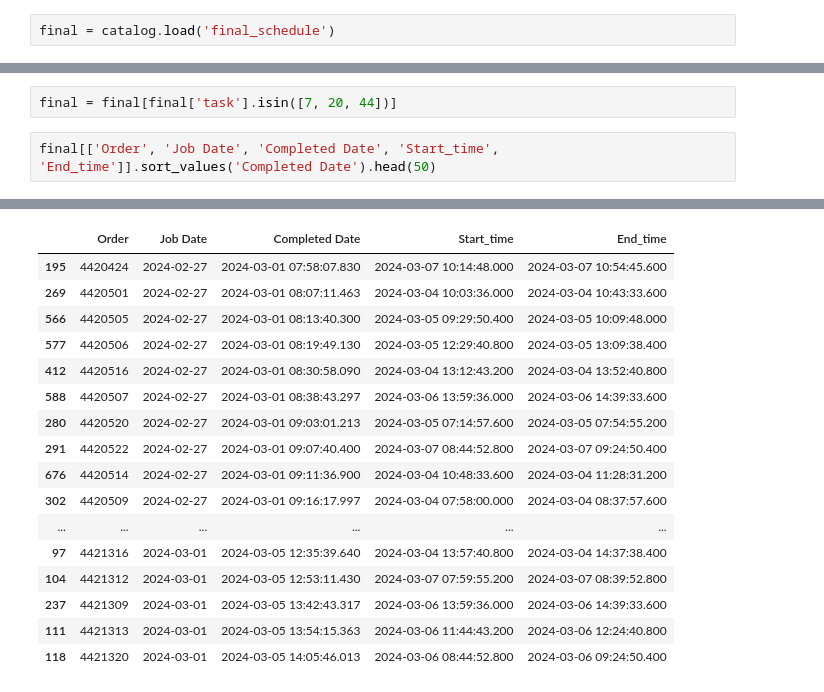
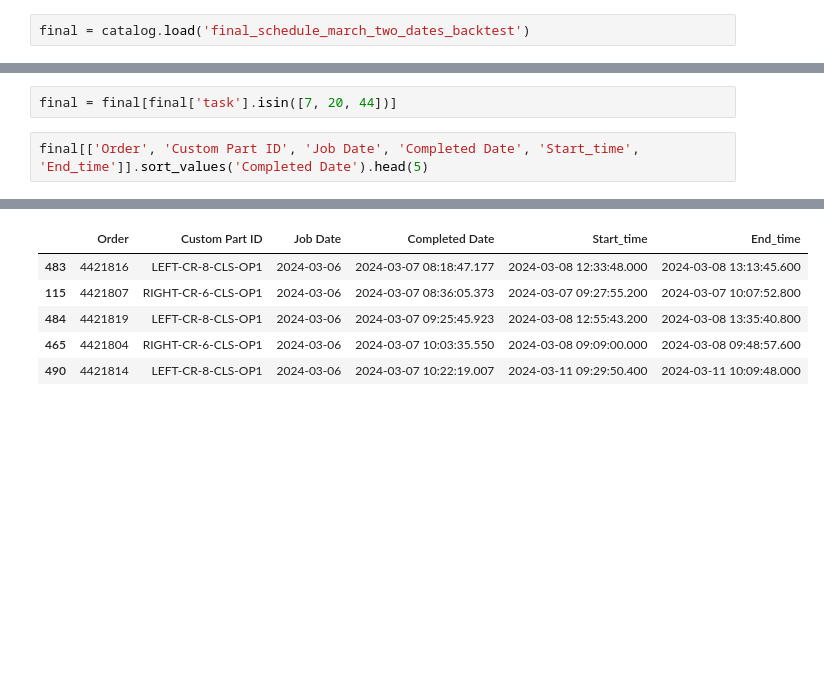
Before and after one commit to sean-comerford/EIT-Epsilon, a Jupyter notebook: notebooks/backtest_post_analysis.ipynb, the cells around one changed output, grey strips where cells are left out. Cells and saved outputs as stored; diff of their text form; blank space fills up the shorter version.

```diff
--- a/notebooks/backtest_post_analysis.ipynb
+++ b/notebooks/backtest_post_analysis.ipynb
@@ -1,5 +1,5 @@
 # %% [markdown]
 ## Backtest post analysis
 # %%
-final = catalog.load('final_schedule')
+final = catalog.load('final_schedule_march_two_dates_backtest')
 # %% [output]
@@ -28,23 +29,12 @@ dtype: object
 # %%
 final = final[final['task'].isin([7, 20, 44])]
 # %%
-final[['Order', 'Job Date', 'Completed Date', 'Start_time', 'End_time']].sort_values('Completed Date').head(50)
+final[['Order', 'Custom Part ID', 'Job Date', 'Completed Date', 'Start_time', 'End_time']].sort_values('Completed Date').head(5)
 # %% [output]
 [interactive output not drawn]
-|  | Order | Job Date | Completed Date | Start_time | End_time |
-| 195 | 4420424 | 2024-02-27 | 2024-03-01 07:58:07.830 | 2024-03-07 10:14:48.000 | 2024-03-07 10:54:45.600 |
-| 269 | 4420501 | 2024-02-27 | 2024-03-01 08:07:11.463 | 2024-03-04 10:03:36.000 | 2024-03-04 10:43:33.600 |
-| 566 | 4420505 | 2024-02-27 | 2024-03-01 08:13:40.300 | 2024-03-05 09:29:50.400 | 2024-03-05 10:09:48.000 |
-| 577 | 4420506 | 2024-02-27 | 2024-03-01 08:19:49.130 | 2024-03-05 12:29:40.800 | 2024-03-05 13:09:38.400 |
-| 412 | 4420516 | 2024-02-27 | 2024-03-01 08:30:58.090 | 2024-03-04 13:12:43.200 | 2024-03-04 13:52:40.800 |
-| 588 | 4420507 | 2024-02-27 | 2024-03-01 08:38:43.297 | 2024-03-06 13:59:36.000 | 2024-03-06 14:39:33.600 |
-| 280 | 4420520 | 2024-02-27 | 2024-03-01 09:03:01.213 | 2024-03-05 07:14:57.600 | 2024-03-05 07:54:55.200 |
-| 291 | 4420522 | 2024-02-27 | 2024-03-01 09:07:40.400 | 2024-03-07 08:44:52.800 | 2024-03-07 09:24:50.400 |
-| 676 | 4420514 | 2024-02-27 | 2024-03-01 09:11:36.900 | 2024-03-04 10:48:33.600 | 2024-03-04 11:28:31.200 |
-| 302 | 4420509 | 2024-02-27 | 2024-03-01 09:16:17.997 | 2024-03-04 07:58:00.000 | 2024-03-04 08:37:57.600 |
-| ... | ... | ... | ... | ... | ... |
-| 97 | 4421316 | 2024-03-01 | 2024-03-05 12:35:39.640 | 2024-03-04 13:57:40.800 | 2024-03-04 14:37:38.400 |
-| 104 | 4421312 | 2024-03-01 | 2024-03-05 12:53:11.430 | 2024-03-07 07:59:55.200 | 2024-03-07 08:39:52.800 |
-| 237 | 4421309 | 2024-03-01 | 2024-03-05 13:42:43.317 | 2024-03-06 13:59:36.000 | 2024-03-06 14:39:33.600 |
-| 111 | 4421313 | 2024-03-01 | 2024-03-05 13:54:15.363 | 2024-03-06 11:44:43.200 | 2024-03-06 12:24:40.800 |
-| 118 | 4421320 | 2024-03-01 | 2024-03-05 14:05:46.013 | 2024-03-06 08:44:52.800 | 2024-03-06 09:24:50.400 |
+|  | Order | Custom Part ID | Job Date | Completed Date | Start_time | End_time |
+| 483 | 4421816 | LEFT-CR-8-CLS-OP1 | 2024-03-06 | 2024-03-07 08:18:47.177 | 2024-03-08 12:33:48.000 | 2024-03-08 13:13:45.600 |
+| 115 | 4421807 | RIGHT-CR-6-CLS-OP1 | 2024-03-06 | 2024-03-07 08:36:05.373 | 2024-03-07 09:27:55.200 | 2024-03-07 10:07:52.800 |
+| 484 | 4421819 | LEFT-CR-8-CLS-OP1 | 2024-03-06 | 2024-03-07 09:25:45.923 | 2024-03-08 12:55:43.200 | 2024-03-08 13:35:40.800 |
+| 465 | 4421804 | RIGHT-CR-6-CLS-OP1 | 2024-03-06 | 2024-03-07 10:03:35.550 | 2024-03-08 09:09:00.000 | 2024-03-08 09:48:57.600 |
+| 490 | 4421814 | LEFT-CR-8-CLS-OP1 | 2024-03-06 | 2024-03-07 10:22:19.007 | 2024-03-11 09:29:50.400 | 2024-03-11 10:09:48.000 |
```
Also changed, not shown: parts of 18 cells of this notebook, 6 other files.
